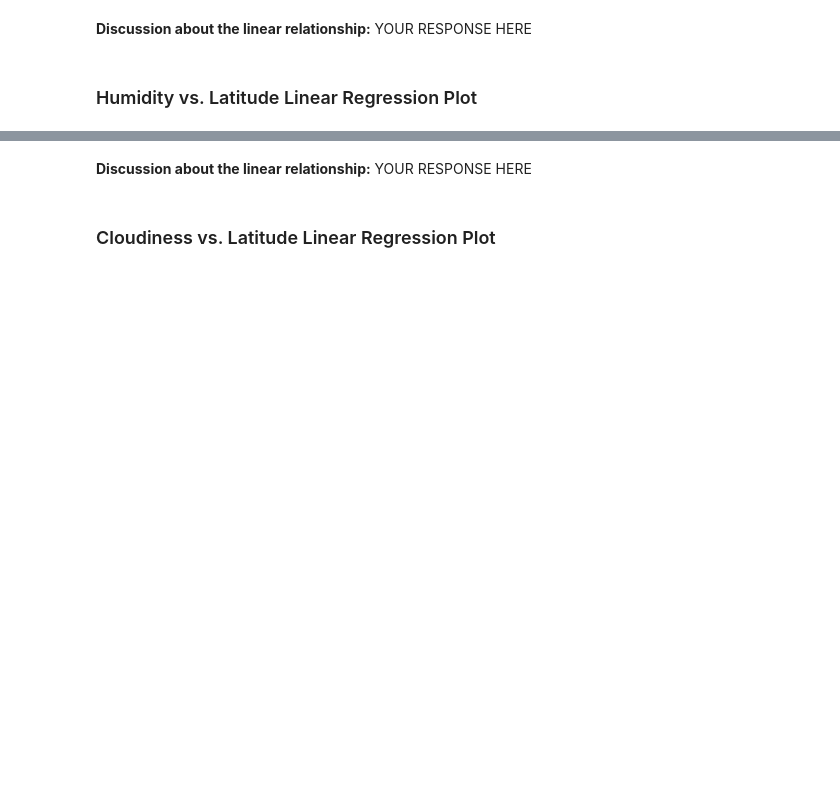
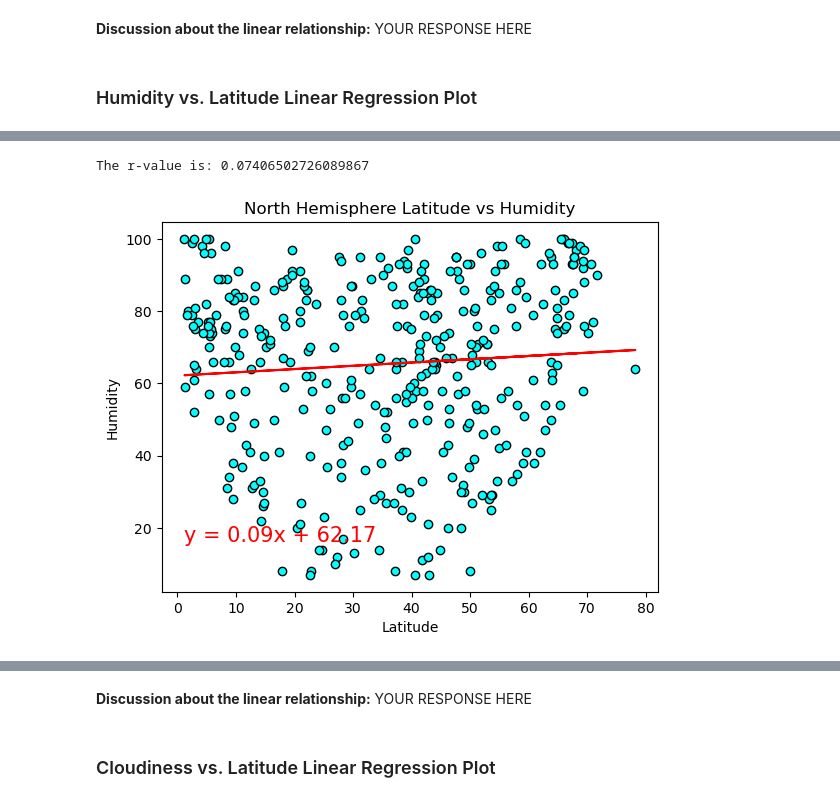
Before and after one commit to PoodleMan24/Module_6_challenge, a Jupyter notebook: Code/WeatherPy.ipynb, the cells around one changed output, grey strips where cells are left out. Cells and saved outputs as stored; diff of their text form; code cells hidden in the pictures; blank space fills up the shorter version.

```diff
--- a/Code/WeatherPy.ipynb
+++ b/Code/WeatherPy.ipynb
@@ -355,0 +368,7 @@ The r-value is: 0.0002808747046324607
+# %%
+# Northern Hemisphere
+Nhumidity = northern_hemi_df['Humidity']
+linear_regression_plot(Nlatitude, Nhumidity, x_label='Latitude', y_label='Humidity', title='North Hemisphere Latitude vs Humidity')
+# %% [output]
+The r-value is: 0.07406502726089867
+[figure, added]
```
Also changed, not shown: parts of 20 cells of this notebook, 1 other file.
